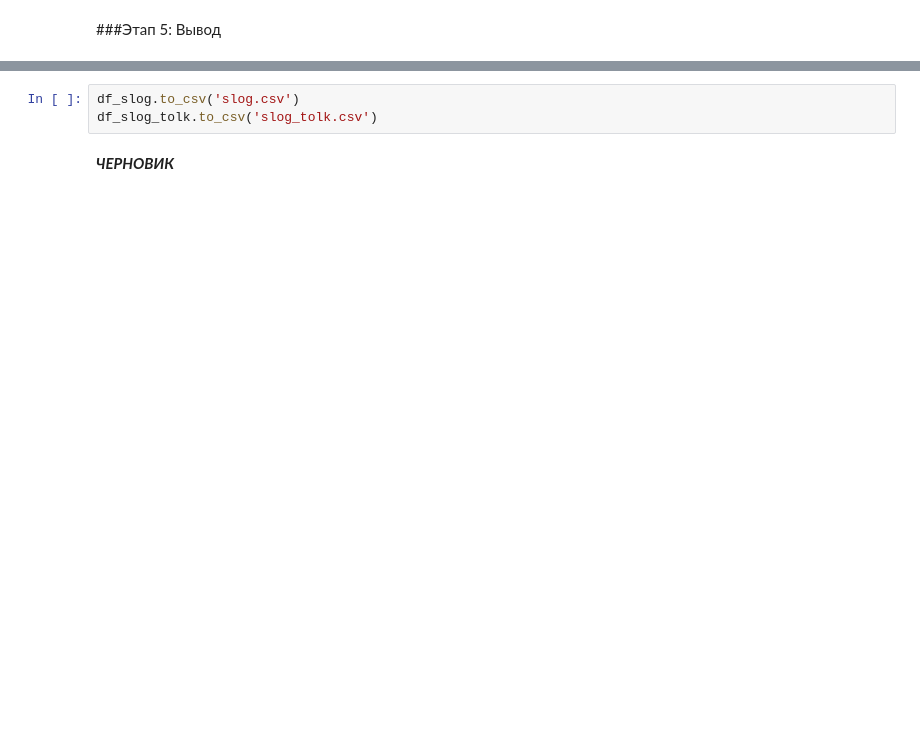
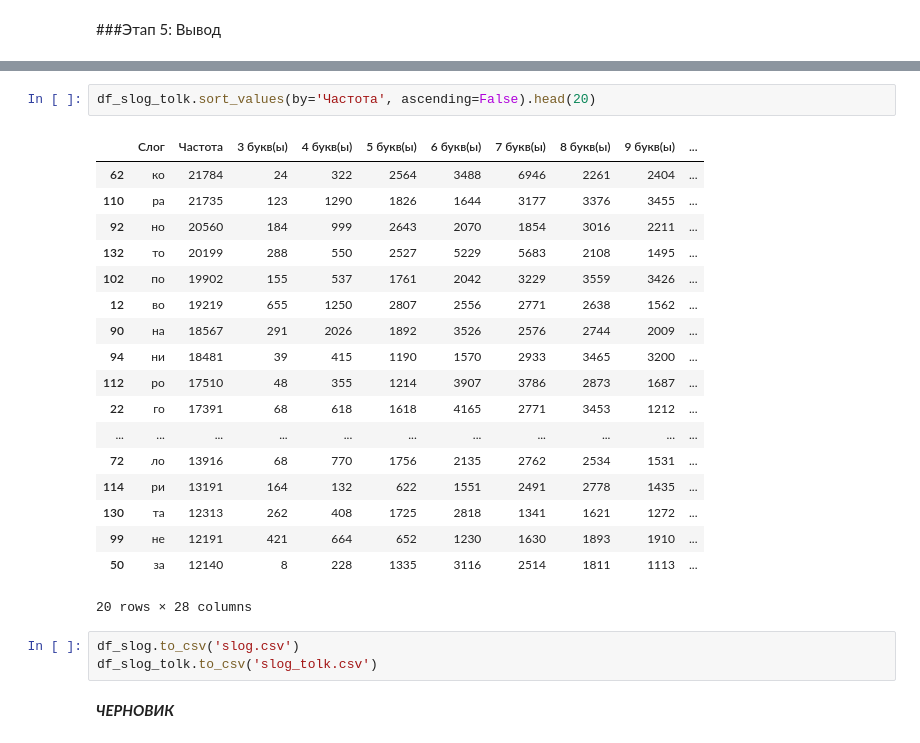
Before and after one commit to averkief/My_Date_Analytics, a Jupyter notebook: Popular_Russian_syllables.ipynb, the cells around one changed output, grey strips where cells are left out. Drawn from its saved outputs; the diff is of its cells as text; blank space fills up the shorter version.

```diff
--- a/Popular_Russian_syllables.ipynb
+++ b/Popular_Russian_syllables.ipynb
@@ -286,3 +284,24 @@ array([[<matplotlib.axes._subplots.AxesSubplot object at 0x...>]],
+# %%
+df_slog_tolk.sort_values(by='Частота', ascending=False).head(20)
+# %% [output]
+|  | Слог | Частота | 3 букв(ы) | 4 букв(ы) | 5 букв(ы) | 6 букв(ы) | 7 букв(ы) | 8 букв(ы) | 9 букв(ы) | ... |
+| 62 | ко | 21784 | 24 | 322 | 2564 | 3488 | 6946 | 2261 | 2404 | ... |
+| 110 | ра | 21735 | 123 | 1290 | 1826 | 1644 | 3177 | 3376 | 3455 | ... |
+| 92 | но | 20560 | 184 | 999 | 2643 | 2070 | 1854 | 3016 | 2211 | ... |
+| 132 | то | 20199 | 288 | 550 | 2527 | 5229 | 5683 | 2108 | 1495 | ... |
+| 102 | по | 19902 | 155 | 537 | 1761 | 2042 | 3229 | 3559 | 3426 | ... |
+| 12 | во | 19219 | 655 | 1250 | 2807 | 2556 | 2771 | 2638 | 1562 | ... |
+| 90 | на | 18567 | 291 | 2026 | 1892 | 3526 | 2576 | 2744 | 2009 | ... |
+| 94 | ни | 18481 | 39 | 415 | 1190 | 1570 | 2933 | 3465 | 3200 | ... |
+| 112 | ро | 17510 | 48 | 355 | 1214 | 3907 | 3786 | 2873 | 1687 | ... |
+| 22 | го | 17391 | 68 | 618 | 1618 | 4165 | 2771 | 3453 | 1212 | ... |
+| ... | ... | ... | ... | ... | ... | ... | ... | ... | ... | ... |
+| 72 | ло | 13916 | 68 | 770 | 1756 | 2135 | 2762 | 2534 | 1531 | ... |
+| 114 | ри | 13191 | 164 | 132 | 622 | 1551 | 2491 | 2778 | 1435 | ... |
+| 130 | та | 12313 | 262 | 408 | 1725 | 2818 | 1341 | 1621 | 1272 | ... |
+| 99 | не | 12191 | 421 | 664 | 652 | 1230 | 1630 | 1893 | 1910 | ... |
+| 50 | за | 12140 | 8 | 228 | 1335 | 3116 | 2514 | 1811 | 1113 | ... |
+20 rows × 28 columns
 # %%
 df_slog.to_csv('slog.csv')
 df_slog_tolk.to_csv('slog_tolk.csv')
```
Also changed, not shown: parts of 14 cells of this notebook.
